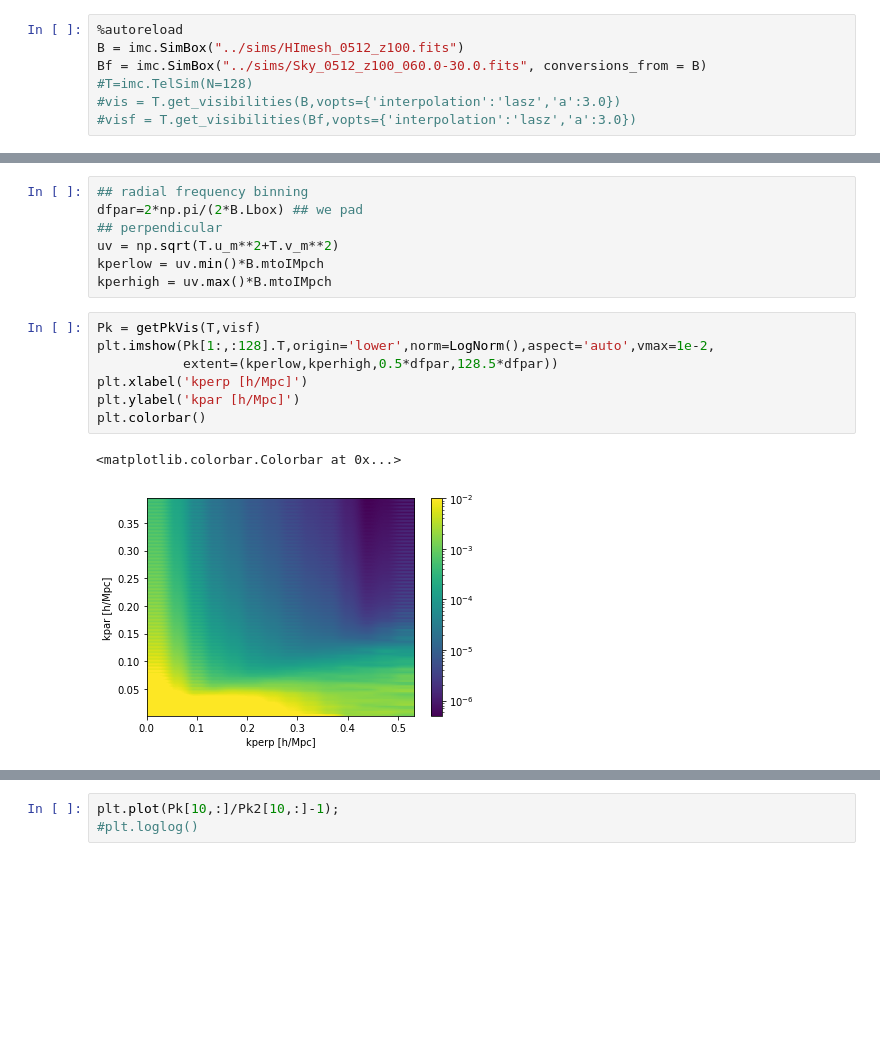
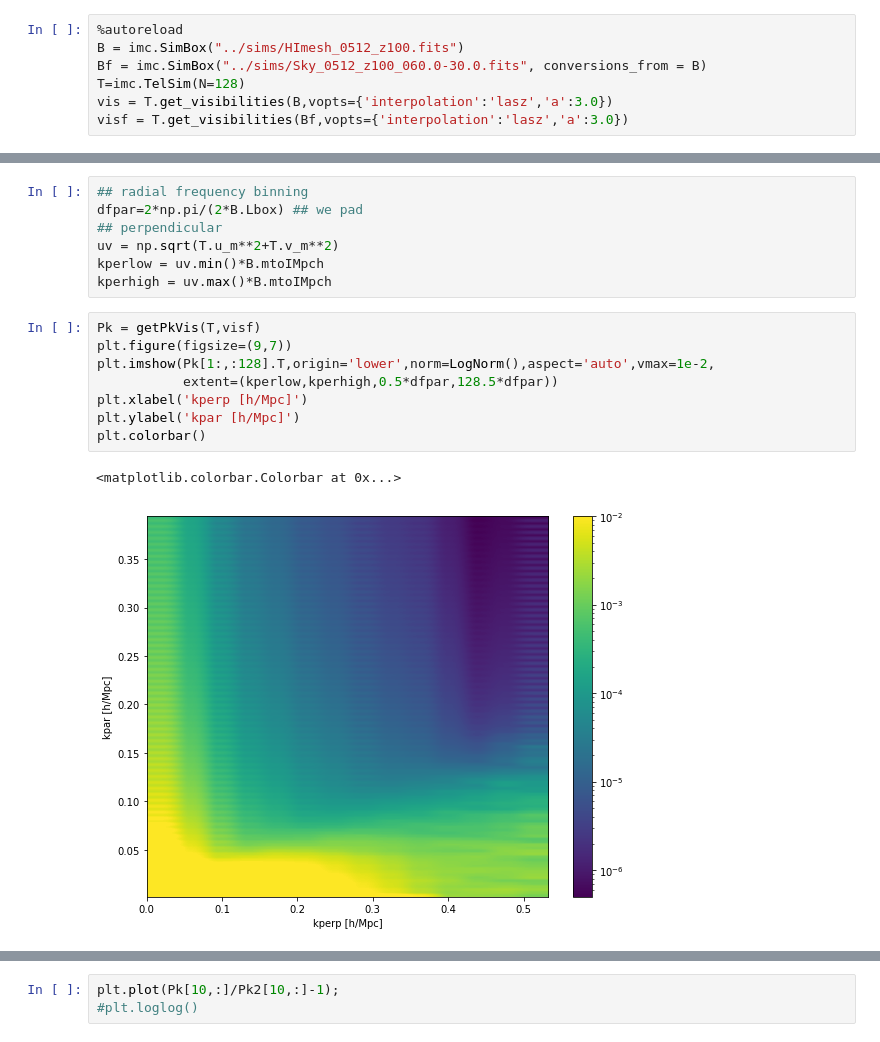
Before and after one commit to radiohep/imcurio, a Jupyter notebook: notebooks/wedge.ipynb, the cells around one changed output, grey strips where cells are left out. Cells and saved outputs as stored; diff of their text form; blank space fills up the shorter version.

```diff
--- a/notebooks/wedge.ipynb
+++ b/notebooks/wedge.ipynb
@@ -15,8 +12,8 @@ The autoreload extension is already loaded. To reload it, use:
 %autoreload
 B = imc.SimBox("../sims/HImesh_0512_z100.fits")
 Bf = imc.SimBox("../sims/Sky_0512_z100_060.0-30.0.fits", conversions_from = B)
-#T=imc.TelSim(N=128)
-#vis = T.get_visibilities(B,vopts={'interpolation':'lasz','a':3.0})
-#visf = T.get_visibilities(Bf,vopts={'interpolation':'lasz','a':3.0})
+T=imc.TelSim(N=128)
+vis = T.get_visibilities(B,vopts={'interpolation':'lasz','a':3.0})
+visf = T.get_visibilities(Bf,vopts={'interpolation':'lasz','a':3.0})
 # %% [output]
 Box size: 32.81-20.88 deg from z=0.72-1.33
@@ -46,14 +47,15 @@ kperlow = uv.min()*B.mtoIMpch
 kperhigh = uv.max()*B.mtoIMpch
 # %%
 Pk = getPkVis(T,visf)
+plt.figure(figsize=(9,7))
 plt.imshow(Pk[1:,:128].T,origin='lower',norm=LogNorm(),aspect='auto',vmax=1e-2,
            extent=(kperlow,kperhigh,0.5*dfpar,128.5*dfpar))
 plt.xlabel('kperp [h/Mpc]')
 plt.ylabel('kpar [h/Mpc]')
 plt.colorbar()
 # %% [output]
 <matplotlib.colorbar.Colorbar at 0x...>
-[figure, old version]
+[figure, new version]
 # %%
 # does padding matter?
 visfP = T.get_visibilities(Bf,pad=4,vopts={'interpolation':'lasz','a':3.0})
```
Also changed, not shown: parts of 4 cells of this notebook, 1 other file.
